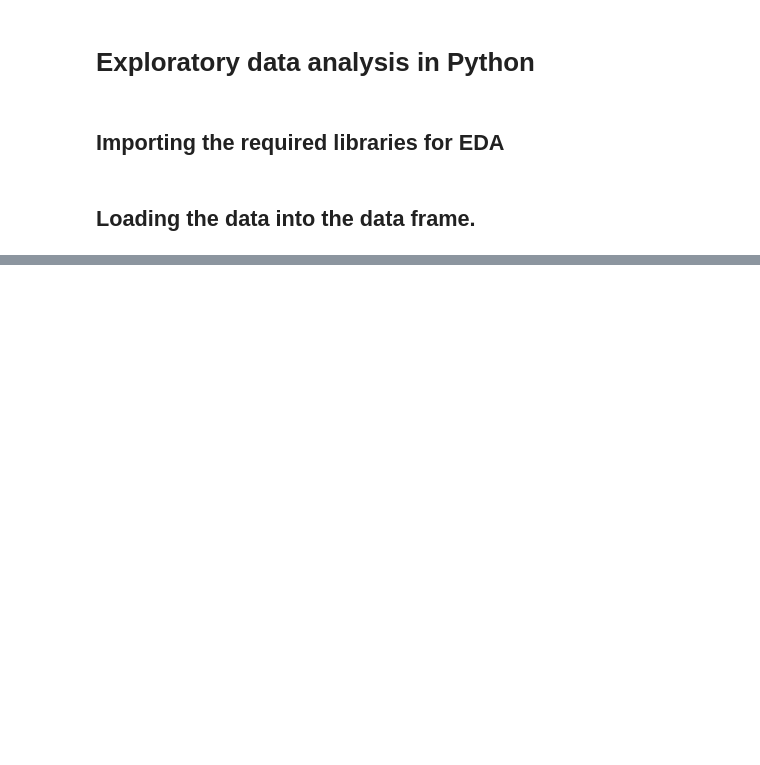
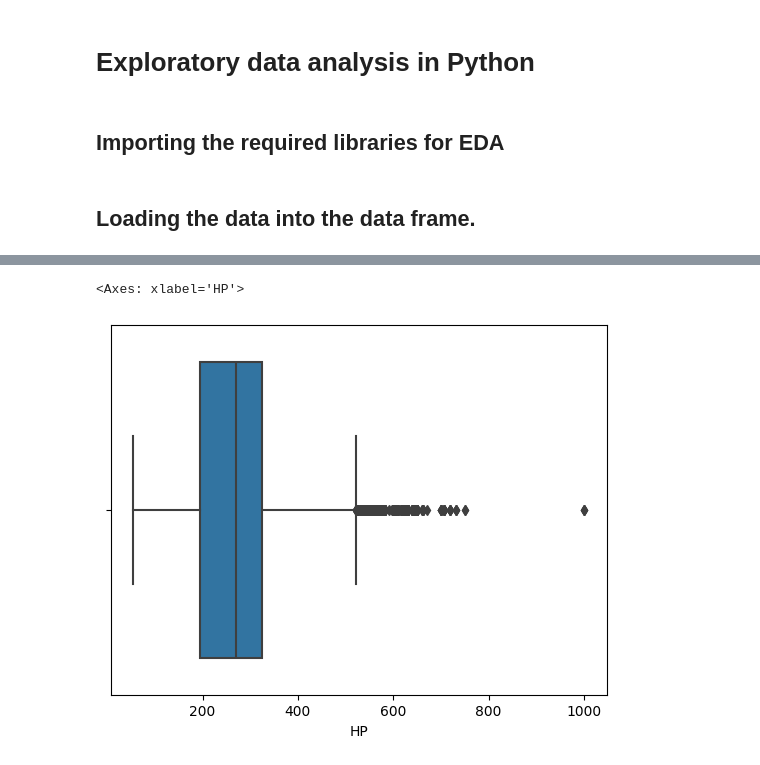
Before and after one commit to beniamine3155/Exploratory_Data_Analysis, a Jupyter notebook: eda.ipynb, the cells around one changed output, grey strips where cells are left out. Cells and saved outputs as stored; diff of their text form; code cells hidden in the pictures; blank space fills up the shorter version.

```diff
--- a/eda.ipynb
+++ b/eda.ipynb
@@ -29,0 +210,5 @@ df
+# %%
+sns.boxplot(x=df['HP'])
+# %% [output]
+<Axes: xlabel='HP'>
+[figure, added]
```
Also changed, not shown: parts of 31 cells of this notebook, 2 other files.
